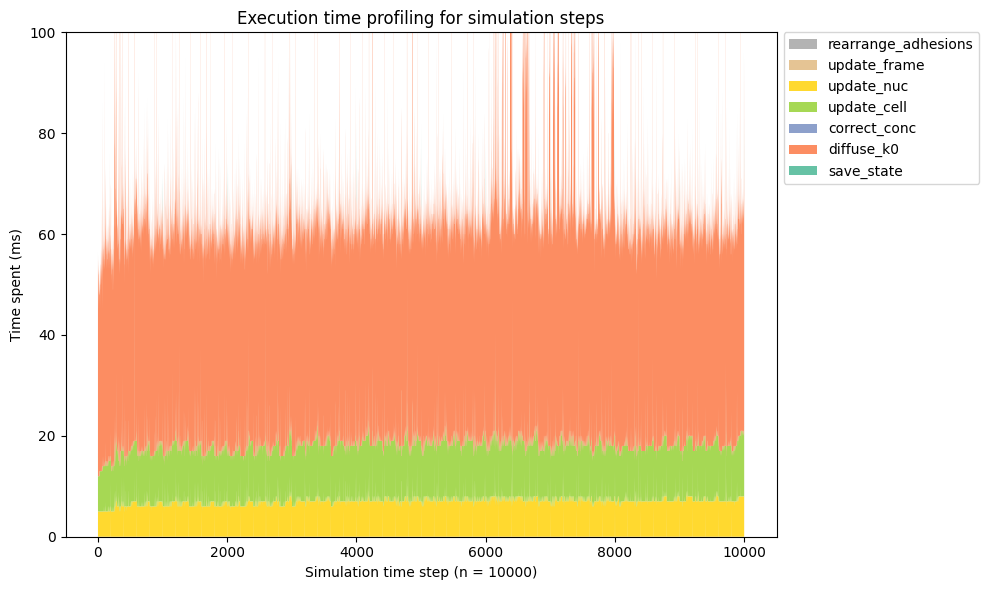
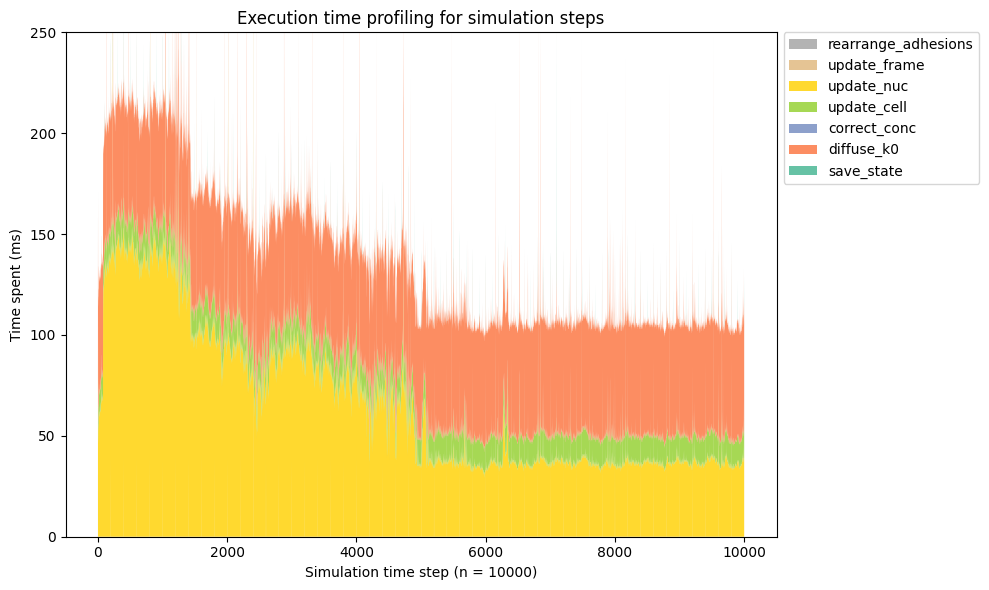
Code edit (unified diff) that turned the first committed figure into the second:
--- before
+++ after
@@ -3,5 +3,5 @@
 plt.figure(figsize=(10, 6))
 plt.stackplot(x.T, data.T, labels=cols, colors=colors)
-plt.ylim(0, 100)
+plt.ylim(0, 250)
 plt.legend(bbox_to_anchor=(1.01, 1), loc='upper left', borderaxespad=0.)
 plt.ylabel("Time spent (ms)")

Commit: Added optional OpenMP on slow functions (WIP)